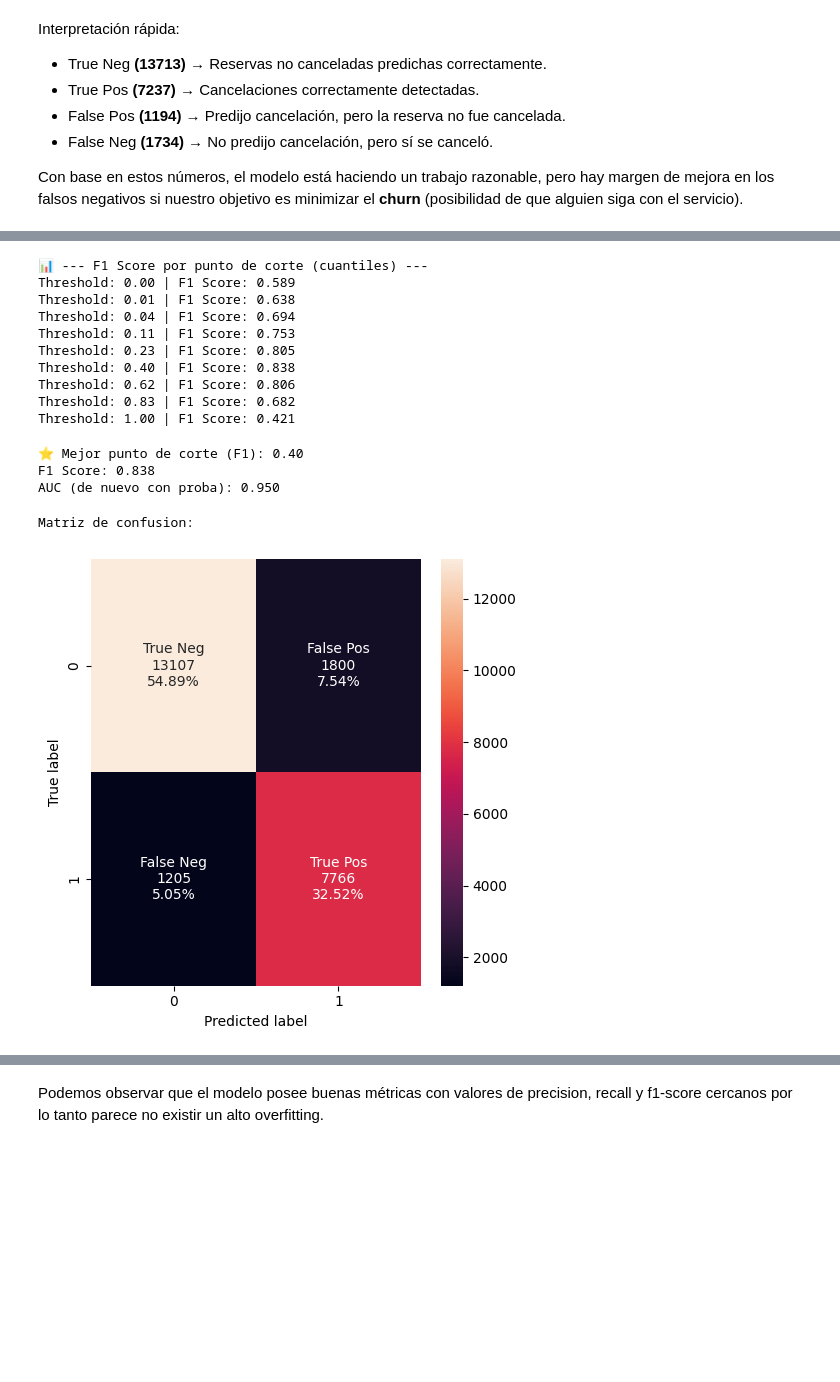
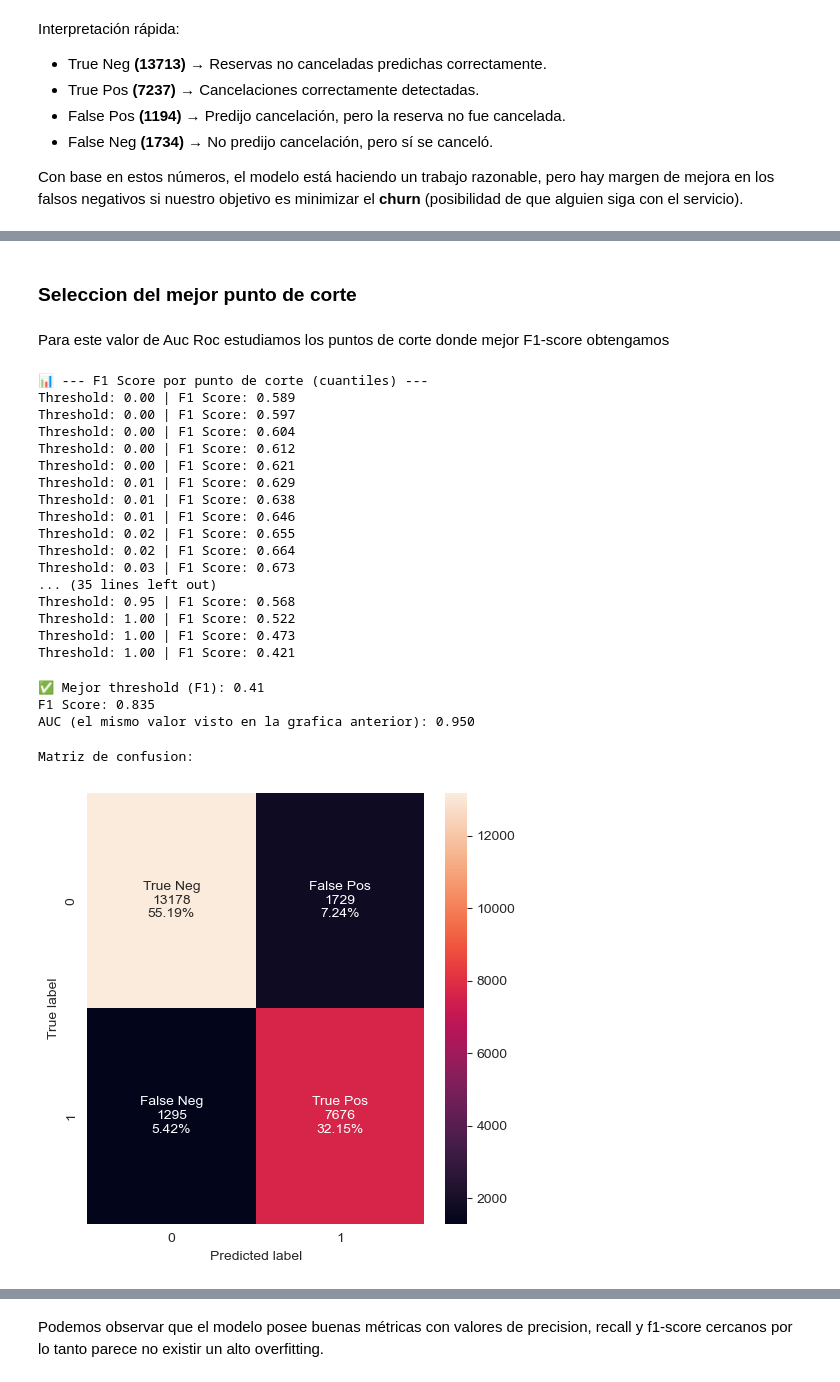
Before and after one commit to 4GeeksAcademy/LucasDellaMaestra-AlejandroNovellino-ReneRamirez-ProyectoFinal, a Jupyter notebook: notebooks/1.0-explore.ipynb, the cells around one changed output, grey strips where cells are left out. Saved outputs shown, nothing was run; the diff lists cells and outputs as text; code cells hidden in the pictures; blank space fills up the shorter version.

```diff
--- a/notebooks/1.0-explore.ipynb
+++ b/notebooks/1.0-explore.ipynb
@@ -325,4 +356,4 @@ XGBClassifier(base_score=None, booster=None, callbacks=None,
 # Predicciones y evaluación
 y_pred = model.predict(X_test)
 # %%
-y_proba = model.predict_proba(X_test)
+y_proba = model.predict_proba(X_test)[:, 1]
@@ -377,12 +398,23 @@ plt.show()
+# %% [markdown]
+### Seleccion del mejor punto de corte
+# %% [markdown]
+Para este valor de Auc Roc estudiamos los puntos de corte donde mejor F1-score obtengamos
 # %%
-# --- 6. F1 Score por cuantiles ---
+# F1 Score por cuantiles
 df_eval = pd.DataFrame({'true': y_test, 'proba': y_proba})
-thresholds = np.quantile(df_eval['proba'], np.linspace(0.1, 0.9, 9))
+# construimos los thresholds a estudiar
+thresholds = np.quantile(df_eval['proba'], np.linspace(0.1, 0.9))
 scores = []
 
 for t in thresholds:
+    # realizamos la prediccion de forma manual con base en
+    # las probabilidades que se obtienen del modelo
     pred = (df_eval['proba'] >= t).astype(int)
+
+    #calculamos el f1-score
     f1 = f1_score(df_eval['true'], pred)
+
+    # guardamos el score
     scores.append((t, f1))
 
 print("\n📊 --- F1 Score por punto de corte (cuantiles) ---")
@@ -391,32 +423,42 @@ for t, f1 in scores:
 # %% [output]
 📊 --- F1 Score por punto de corte (cuantiles) ---
 Threshold: 0.00 | F1 Score: 0.589
+Threshold: 0.00 | F1 Score: 0.597
+Threshold: 0.00 | F1 Score: 0.604
+Threshold: 0.00 | F1 Score: 0.612
+Threshold: 0.00 | F1 Score: 0.621
+Threshold: 0.01 | F1 Score: 0.629
 Threshold: 0.01 | F1 Score: 0.638
-Threshold: 0.04 | F1 Score: 0.694
-Threshold: 0.11 | F1 Score: 0.753
-Threshold: 0.23 | F1 Score: 0.805
-Threshold: 0.40 | F1 Score: 0.838
-Threshold: 0.62 | F1 Score: 0.806
-Threshold: 0.83 | F1 Score: 0.682
+Threshold: 0.01 | F1 Score: 0.646
+Threshold: 0.02 | F1 Score: 0.655
+Threshold: 0.02 | F1 Score: 0.664
+Threshold: 0.03 | F1 Score: 0.673
+... (35 lines left out)
+Threshold: 0.95 | F1 Score: 0.568
+Threshold: 1.00 | F1 Score: 0.522
+Threshold: 1.00 | F1 Score: 0.473
 Threshold: 1.00 | F1 Score: 0.421
 # %%
-# --- 7. Mejor threshold basado en F1 ---
+# seleccionamos el mejor threshold
 best_threshold = max(scores, key=lambda x: x[1])[0]
+
+# realizamos las predicciones con este nuevo threshold de clasificacion
 y_pred = (y_proba >= best_threshold).astype(int)
-print(f"\n⭐ Mejor punto de corte (F1): {best_threshold:.2f}")
+
+print(f"\n✅ Mejor threshold (F1): {best_threshold:.2f}")
 print(f"F1 Score: {f1_score(y_test, y_pred):.3f}")
-print(f"AUC (de nuevo con proba): {roc_auc_score(y_test, y_proba):.3f}")
+print(f"AUC (el mismo valor visto en la grafica anterior): {roc_auc_score(y_test, y_proba):.3f}")
 # %% [output]
-⭐ Mejor punto de corte (F1): 0.40
-F1 Score: 0.838
-AUC (de nuevo con proba): 0.950
+✅ Mejor threshold (F1): 0.41
+F1 Score: 0.835
+AUC (el mismo valor visto en la grafica anterior): 0.950
-# %%
-y_pred=(y_proba>0.40).astype(int)
 # %%
-# Matriz de confusión
-conf_matrix = confusion_matrix(y_test, y_pred)
+# matriz de confusión con el nuevo threshold
+conf_matrix_with_opt_f1_score = confusion_matrix(y_test, y_pred)
+
 print("\nMatriz de confusion:")
-draw_confusion_matrix(conf_matrix)
+
+draw_confusion_matrix(conf_matrix_with_opt_f1_score)
 # %% [output]
 Matriz de confusion:
-[figure, old version]
+[figure, new version]
```
Also changed, not shown: parts of 28 cells of this notebook, 1 other file.
